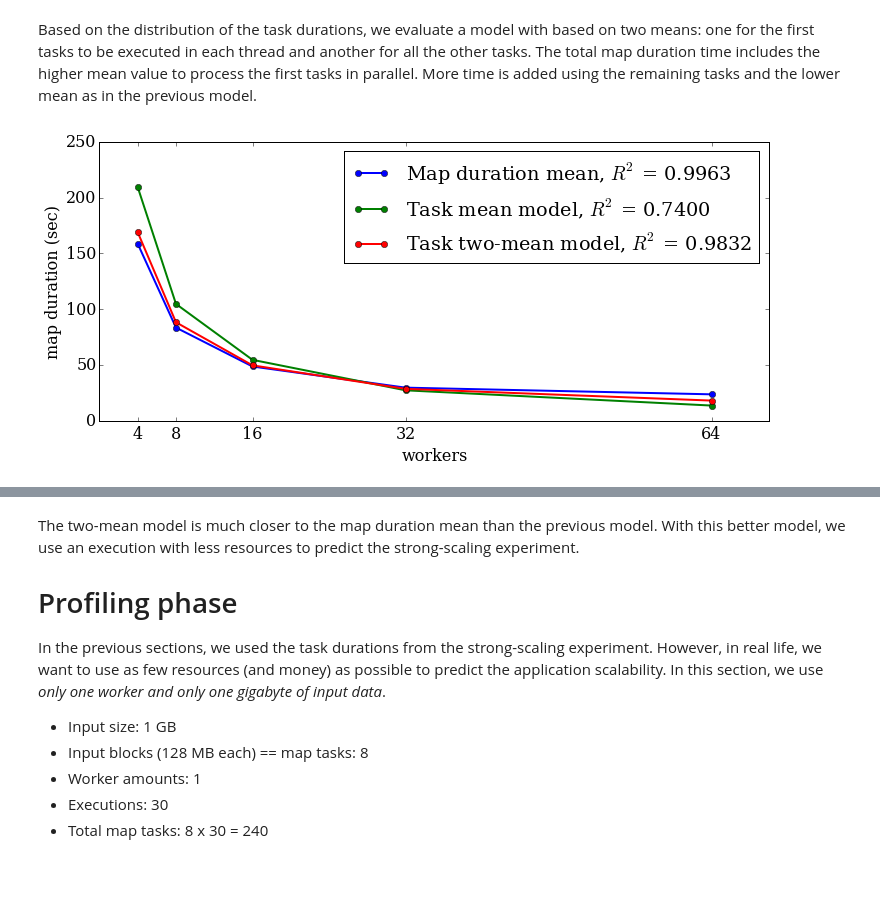
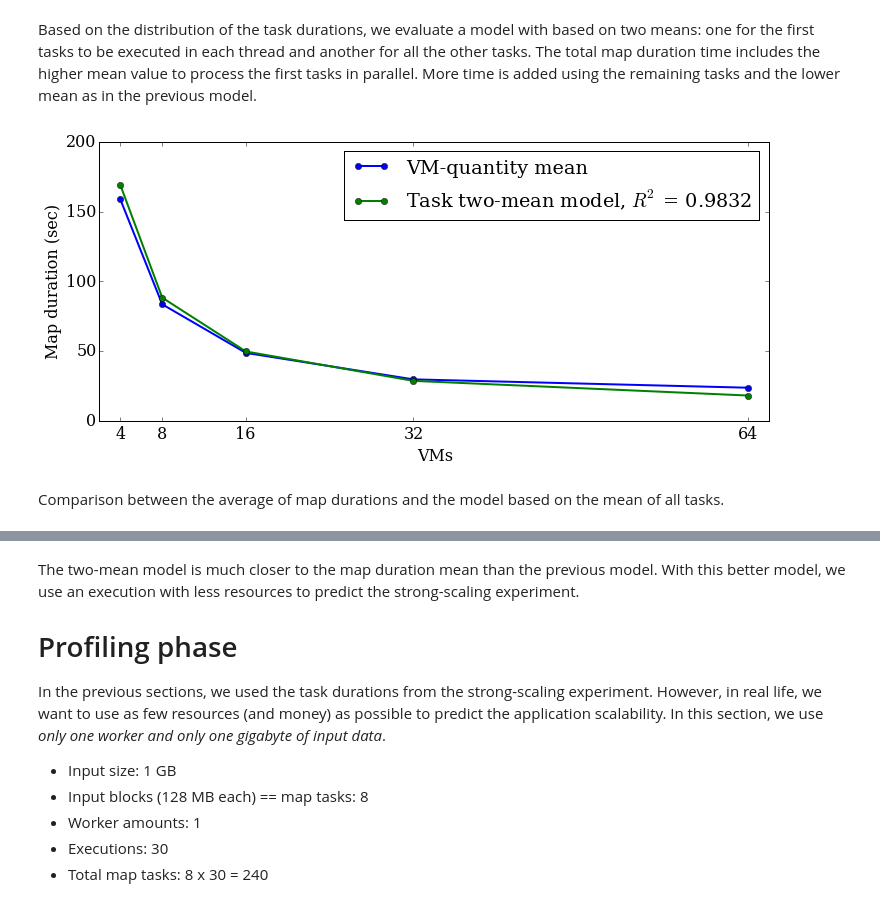
Before and after one commit to cemsbr/phd_notebook, a Jupyter notebook: Map Stage.ipynb, the cells around one changed output, grey strips where cells are left out. Saved outputs shown, nothing was run; the diff lists cells and outputs as text; code cells hidden in the pictures; blank space fills up the shorter version.

```diff
--- a/Map Stage.ipynb
+++ b/Map Stage.ipynb
@@ -25,3 +24 @@ matplotlib.rcParams.update({'font.size': 16,
 from common import *
-# %%
-apps, worker_amounts = parse_strong_scaling(reduce_outliers=True)
@@ -265,43 +248,36 @@ def two_mean_model(workers, tasks, high_mean, low_mean):
      low_mean: mean duration of the remaining tasks
     """
     total_time = high_mean  # all the workers process their first task
-    threads = 2 * workers
-    total_time += mean_model(workers, tasks - threads, low_mean)
+    total_time += mean_model(workers, tasks - workers, low_mean)
     return total_time
-# %%
-# Plot stage mean, and both models
-
-plt.subplots(figsize=(12,5))
-
-def get_two_mean_durations(apps):
-    slow_tasks, fast_tasks = [], []
-    for a in apps:
-        threads = 2*a.workers
-        slow_tasks.extend([t.duration for t in a.stages[0].tasks[:threads]])
-        fast_tasks.extend([t.duration for t in a.stages[0].tasks[threads:]])
-    low = np.mean(fast_tasks) / 1000
-    high = np.mean(slow_tasks) / 1000
-
-    def model(x):
-        return two_mean_model(x, n_tasks, high, low)
-
-    ys = [model(x) for x in worker_amounts]
-    r2 = calc_r2(model)
-
-    return ys, r2, high, low
-
-plt.plot(worker_amounts, map_means, '-o', label=map_label)
-plt.plot(worker_amounts, mean_model_ys, '-o', label=mean_model_label)
-
-# Two-mean model
-two_mean_model_ys, r2, high, low = get_two_mean_durations(apps)
-two_mean_model_label = 'Task two-mean model, ' + r'$R^{2}$' + ' = {:.4f}'.format(r2)
-plt.plot(worker_amounts, two_mean_model_ys, '-o', label=two_mean_model_label)
-
-plt.xlabel('workers')
-plt.ylabel('map duration (sec)')
-plt.xticks(worker_amounts)
-plt.legend()
-plt.show()
-# %% [output]
-[figure, removed]
+# %%
+high_mean = np.mean([t.duration for a in ss_xp.get_apps()
+                                for t in a.stages[0].tasks[:a.workers*2]])
+low_mean = np.mean([t.duration for a in ss_xp.get_apps()
+                               for t in a.stages[0].tasks[a.workers*2:]])
+
+def model(nodes): return two_mean_model(nodes*2, n_tasks, high_mean, low_mean)
+
+# Plot means
+pltr = Plotter()
+plot_means(pltr, ss_xp, '-o')
+
+# R2 calculation
+xs = (a.workers for a in ss_xp.get_apps())
+ys = (s.duration for s in ss_xp.get_stage(0))
+r2c = R2(xs, ys)
+r2 = r2c.calc_from_fn(model)
+label = r2c.get_label('Task two-mean model', r2)
+
+# Plot model
+ys = [model(nn)/1000 for nn in ss_xp.n_nodes]
+plt.plot(ss_xp.n_nodes, ys, '-o', label=label)
+
+plt.ylim(ymax=200)
+plt.legend()
+plt.show()
+
+Markdown('Comparison between the average of map durations and the model based on the mean of all tasks.')
+# %% [output]
+[figure, added]
+Comparison between the average of map durations and the model based on the mean of all tasks.
```
Also changed, not shown: parts of 25 cells of this notebook, 13 other files.
